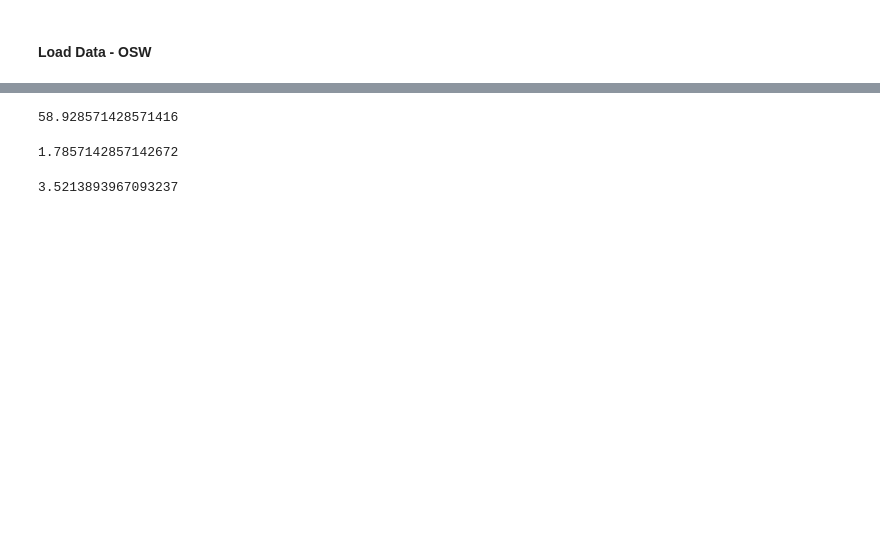
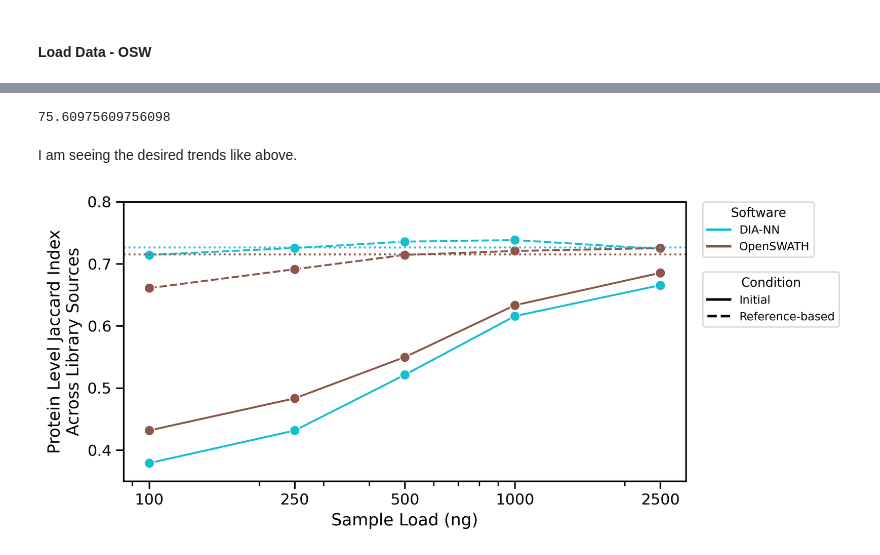
Before and after one commit to jcharkow/reference-based-diaPASEF-Libraries, a Jupyter notebook: figures/Supplemental/Figure-S17.ipynb, the cells around one changed output, grey strips where cells are left out. Drawn from its saved outputs; the diff is of its cells as text; code cells hidden in the pictures; blank space fills up the shorter version.

```diff
--- a/figures/Supplemental/Figure-S17.ipynb
+++ b/figures/Supplemental/Figure-S17.ipynb
@@ -575,0 +523,11 @@ percent_increase(2735, 9631)
+# %%
+variations_osw = defaultdict(dict)
+for dil in ['100pg', '250pg', '500pg', '1000pg', '2500pg', '5000pg']:
+    variations_osw[condition['orig']][dil] = avg_jaccard_index({lib:osw[lib][dil]['Initial'] for lib in names.values()})
+
+for dil in ['100pg', '250pg', '500pg', '1000pg', '2500pg']:
+    # just use all refinement with the 5000pg for ease of use
+    variations_osw[condition['refined']][dil] = avg_jaccard_index({lib:osw[lib][dil]['Reconstructed (Reference = 5000pg)'] for lib in names.values()})
+
+variations_osw = pd.DataFrame(variations_osw)
+variations_osw['Software'] = 'OpenSWATH'
@@ -575,0 +544,8 @@ percent_increase(2735, 9631)
+# %%
+variations = pd.concat([variations_diann, variations_osw])
+
+variations = variations.reset_index(names='DilutionName')
+variations['Dilution'] = variations['DilutionName'].str.extract(r'(\d+)pg').astype(int)
+
+variations = variations.melt(id_vars=['DilutionName', 'Software', 'Dilution'], var_name='Condition', value_name='Jaccard Index')
+variations
@@ -576,12 +575,51 @@ percent_increase(2735, 9631)
 # %%
-percent_increase(0.56, 0.89)
+percent_increase(0.41, 0.72)
 # %% [output]
-58.928571428571416
+75.60975609756098
-# %%
-percent_increase(0.56, 0.57)
-# %% [output]
-1.7857142857142672
-# %%
-9631 / 2735
-# %% [output]
-3.5213893967093237
+# %% [markdown]
+I am seeing the desired trends like above.
+# %%
+with sns.plotting_context('notebook', font_scale=1.1):
+    plt.figure(figsize=(8, 4), dpi=300)
+    rslts_osw_5000pg_initial = variations.loc[(variations['Dilution'] == 5000) & (variations['Software'] == 'OpenSWATH') & (variations['Condition'] == 'Initial'), 'Jaccard Index'].iloc[0]
+    rslts_diann_5000pg_initial = variations.loc[(variations['Dilution'] == 5000) & (variations['Software'] == 'DIA-NN') & (variations['Condition'] == 'Initial'), 'Jaccard Index'].iloc[0]
+
+    ax = sns.lineplot(data=variations[variations['Dilution'] < 5000], x='Dilution', hue='Software', style='Condition',
+                     y='Jaccard Index', marker='o', markersize=8, style_order=['Initial', 'Reconstructed'])
+
+    plt.xscale('log')
+    plt.xticks([100, 250, 500, 1000, 2500], ['100', '250', '500', '1000', '2500'])
+    plt.xlabel('Sample Load (ng)')
+    plt.ylabel("Protein Level Jaccard Index\nAcross Library Sources")
+
+    # Remove the automatic legend
+    ax.legend().remove()
+
+    # Create separate legends
+    software_colors = {'DIA-NN': 'tab:cyan', 'OpenSWATH': 'tab:brown'}
+    condition_styles = {'Initial': '-', 'Reference-based': '--'}
+
+    # Create software legend (colors)
+    software_handles = [plt.Line2D([0], [0], color=color, linewidth=2, label=software)
+                       for software, color in software_colors.items()]
+    legend1 = ax.legend(handles=software_handles, title='Software',
+                        loc='center left', fontsize=9, title_fontsize=10,
+                        bbox_to_anchor=(1.02, 0.9))
+
+    # Create condition legend (line styles)
+    condition_handles = [plt.Line2D([0], [0], color='black', linestyle=style, linewidth=2, label=condition)
+                        for condition, style in condition_styles.items()]
+    legend2 = ax.legend(handles=condition_handles, title='Condition',
+                        loc='center left', fontsize=9, title_fontsize=10,
+                        bbox_to_anchor=(1.02, 0.65))
+
+    ax.axhline(rslts_osw_5000pg_initial, color=software_colors['DIA-NN'], ls='dotted')
+    ax.axhline(rslts_diann_5000pg_initial, color=software_colors['OpenSWATH'], ls='dotted')
+
+    # Add the first legend back
+    ax.add_artist(legend1)
+    ax.set_ylim(0.35, 0.80)
+
+    plt.savefig("Figure-S17.png", dpi=300, bbox_inches='tight')
+# %% [output]
+[figure, added]
```
Also changed, not shown: parts of 23 cells of this notebook, 21 other files.
